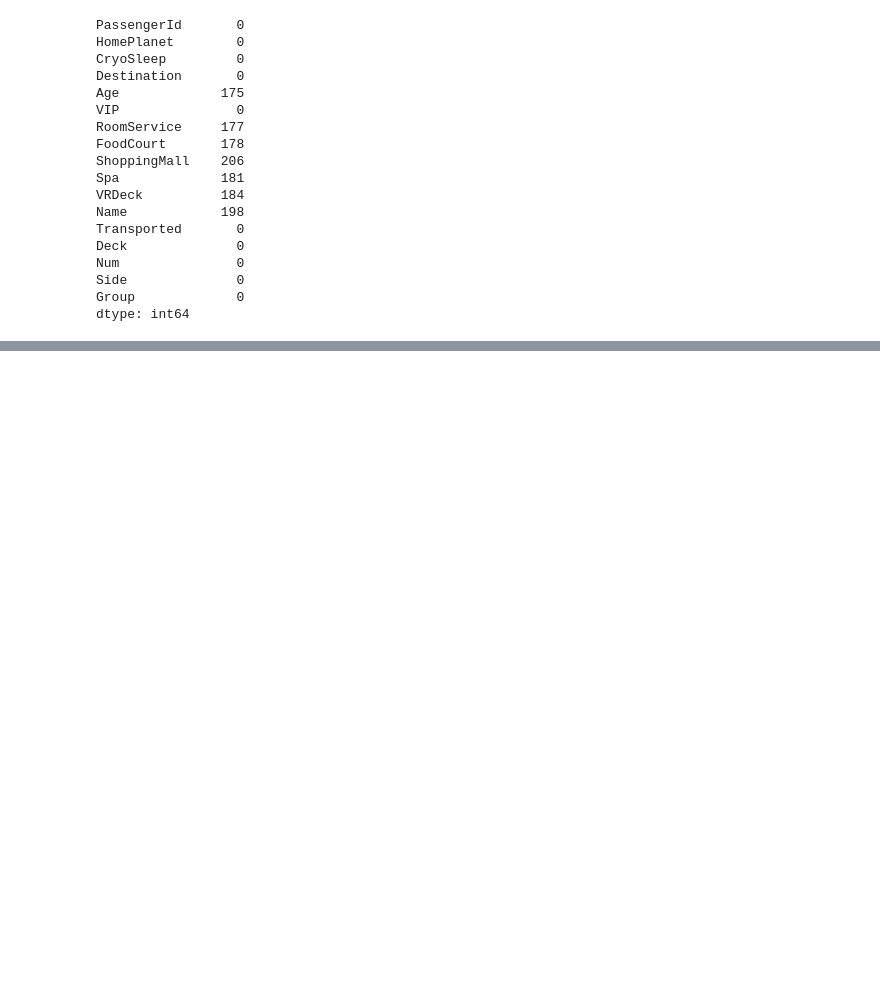
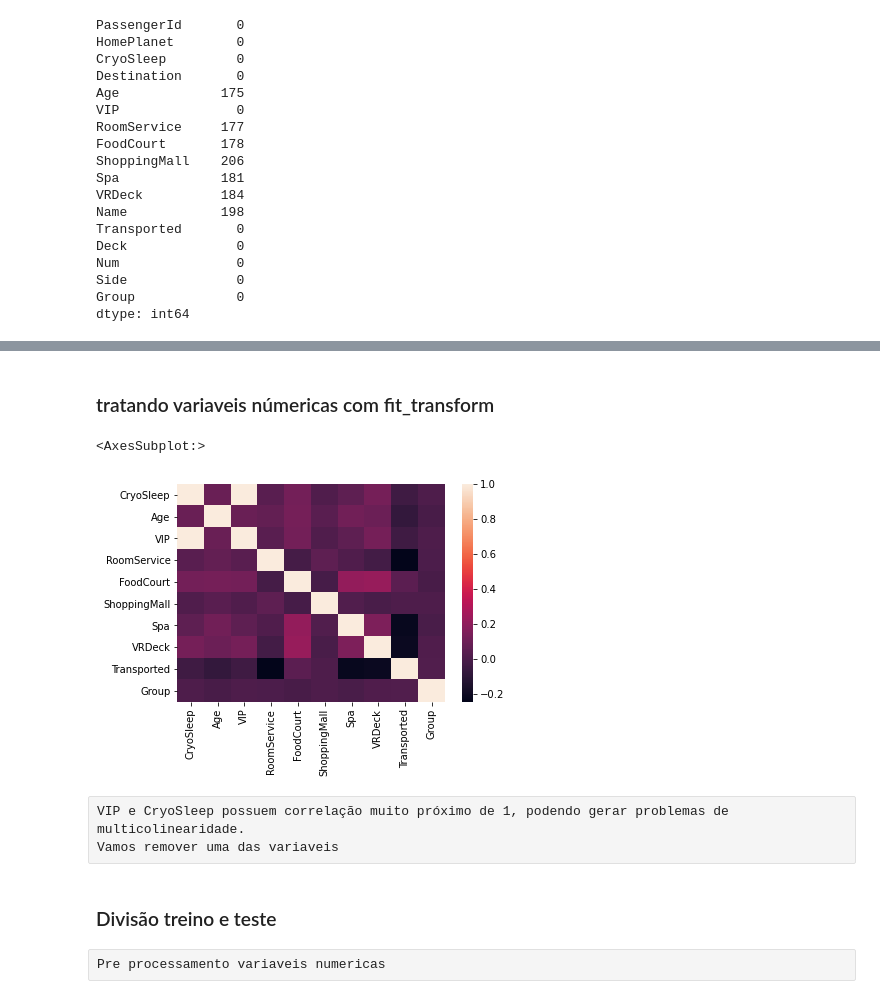
Before and after one commit to vitorbronde/Kaggle.New_Titanic, a Jupyter notebook: New_Titanic.ipynb, the cells around one changed output, grey strips where cells are left out. Saved outputs shown, nothing was run; the diff lists cells and outputs as text; code cells hidden in the pictures; blank space fills up the shorter version.

```diff
--- a/New_Titanic.ipynb
+++ b/New_Titanic.ipynb
@@ -443,0 +415,2 @@ dtype: int64
+# %% [markdown]
+### tratando variaveis númericas com fit_transform
@@ -443,0 +425,11 @@ dtype: int64
+# %%
+corr = df_base_titanic.corr()
+sns.heatmap(corr,
+            xticklabels=corr.columns.values,
+            yticklabels=corr.columns.values)
+# %% [output]
+<AxesSubplot:>
+[figure, added]
+# %% [raw]
+VIP e CryoSleep possuem correlação muito próximo de 1, podendo gerar problemas de multicolinearidade.
+Vamos remover uma das variaveis
@@ -443,0 +438,4 @@ dtype: int64
+# %% [markdown]
+### Divisão treino e teste
+# %% [raw]
+Pre processamento variaveis numericas
```
Also changed, not shown: parts of 19 cells of this notebook.
